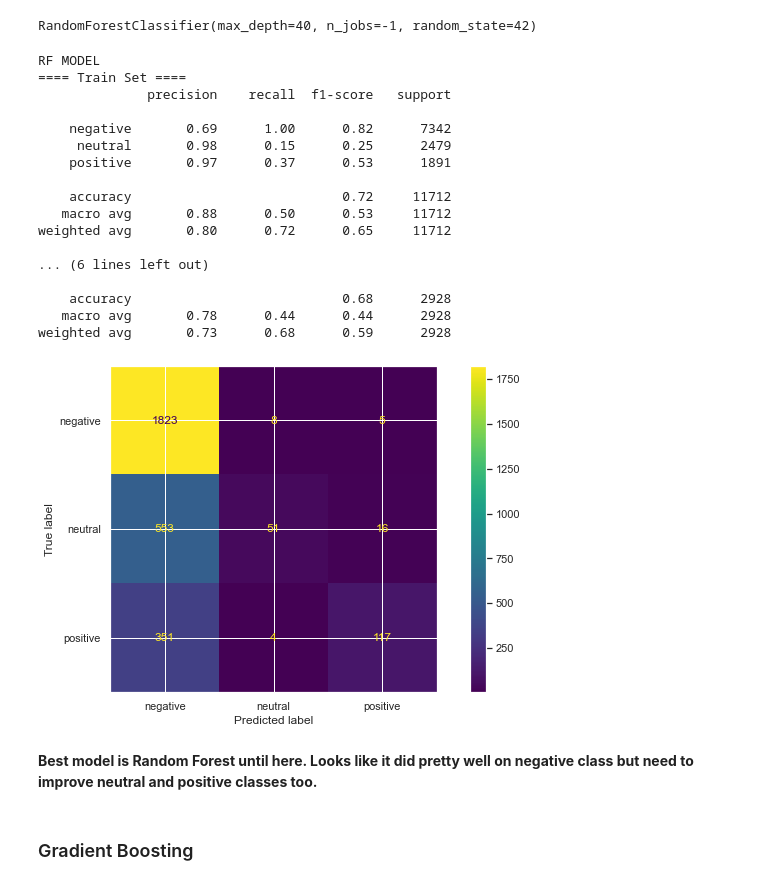
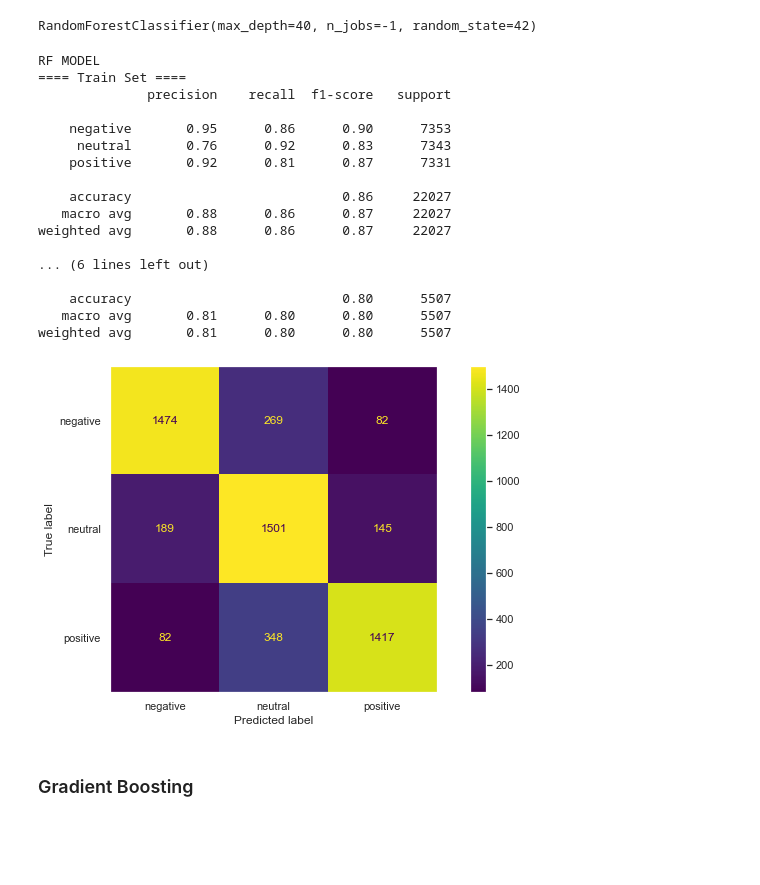
Before and after one commit to artificial126/U.S.-Airline-Sentiment-Project, a Jupyter notebook: project.ipynb, the cells around one changed output. Saved outputs shown, nothing was run; the diff lists cells and outputs as text; code cells hidden in the pictures; blank space fills up the shorter version.

```diff
--- a/project.ipynb
+++ b/project.ipynb
@@ -395,10 +470,9 @@ weighted avg       0.76      0.77      0.75      2928
 # %% [markdown]
 ### Ada Boost
 # %%
-from sklearn.ensemble import AdaBoostClassifier
 #Initiliazing third model.
 ada = AdaBoostClassifier(n_estimators= 500, random_state = 42)
-ada.fit(X_train_count, y_train)
+ada.fit(X_train, y_train)
 # %% [output]
 AdaBoostClassifier(n_estimators=500, random_state=42)
 # %%
@@ -469,10 +530,9 @@ pd.DataFrame(X_train_tf_idf.toarray(), columns = tf_idf_vectorizer.get_feature_n
 # %% [markdown]
 ### Naive Bayes
 # %%
-from sklearn.naive_bayes import MultinomialNB, BernoulliNB
 #Initiliazing first model.
 nb = MultinomialNB()
-nb.fit(X_train_tf_idf,y_train)
+nb.fit(X_train,y_train)
 # %% [output]
 MultinomialNB()
 # %%
@@ -502,7 +562,7 @@ weighted avg       0.74      0.70      0.63      2928
 # %%
 #Initiliazing second model.
 log = LogisticRegression(C=0.4, max_iter=1000)
-log.fit(X_train_tf_idf,y_train)
+log.fit(X_train,y_train)
 # %% [output]
 LogisticRegression(C=0.4, max_iter=1000)
 # %%
@@ -534,30 +592,28 @@ from sklearn.ensemble import RandomForestClassifier
 # %%
 #Initiliazing third model.
 rf = RandomForestClassifier(100, max_depth=40, random_state = 42, n_jobs = -1)
-rf.fit(X_train_tf_idf, y_train)
+rf.fit(X_train, y_train)
 # %% [output]
 RandomForestClassifier(max_depth=40, n_jobs=-1, random_state=42)
 # %%
 print("RF MODEL")
-evaluation(rf, X_train_tf_idf, X_test_tf_idf)
+evaluation(rf, X_train, X_test)
 # %% [output]
 RF MODEL
 ==== Train Set ====
               precision    recall  f1-score   support
 
-    negative       0.69      1.00      0.82      7342
-     neutral       0.98      0.15      0.25      2479
-    positive       0.97      0.37      0.53      1891
+    negative       0.95      0.86      0.90      7353
+     neutral       0.76      0.92      0.83      7343
+    positive       0.92      0.81      0.87      7331
 
-    accuracy                           0.72     11712
-   macro avg       0.88      0.50      0.53     11712
-weighted avg       0.80      0.72      0.65     11712
+    accuracy                           0.86     22027
+   macro avg       0.88      0.86      0.87     22027
+weighted avg       0.88      0.86      0.87     22027
 
 ... (6 lines left out)
 
-    accuracy                           0.68      2928
-   macro avg       0.78      0.44      0.44      2928
-weighted avg       0.73      0.68      0.59      2928
+    accuracy                           0.80      5507
+   macro avg       0.81      0.80      0.80      5507
+weighted avg       0.81      0.80      0.80      5507
-[figure, old version]
+[figure, new version]
-# %% [markdown]
-**Best model is Random Forest until here. Looks like it did pretty well on negative class but need to improve neutral and positive classes too.**
```
Also changed, not shown: parts of 74 cells of this notebook, 3 other files.
